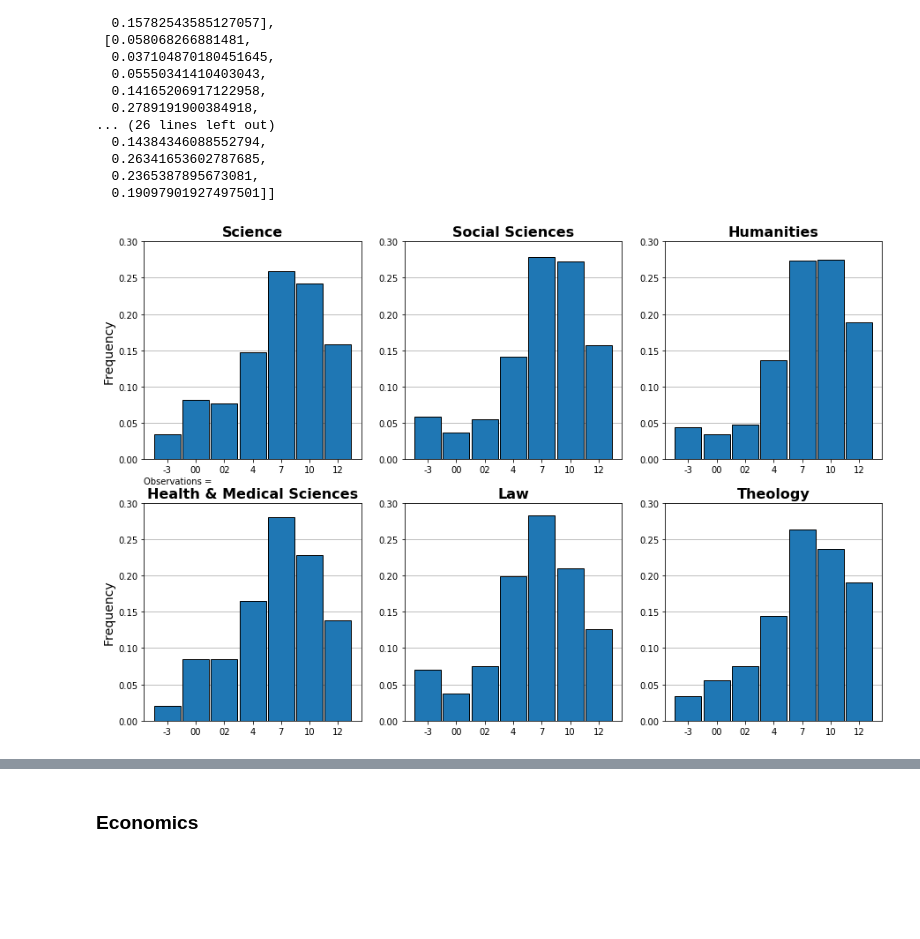
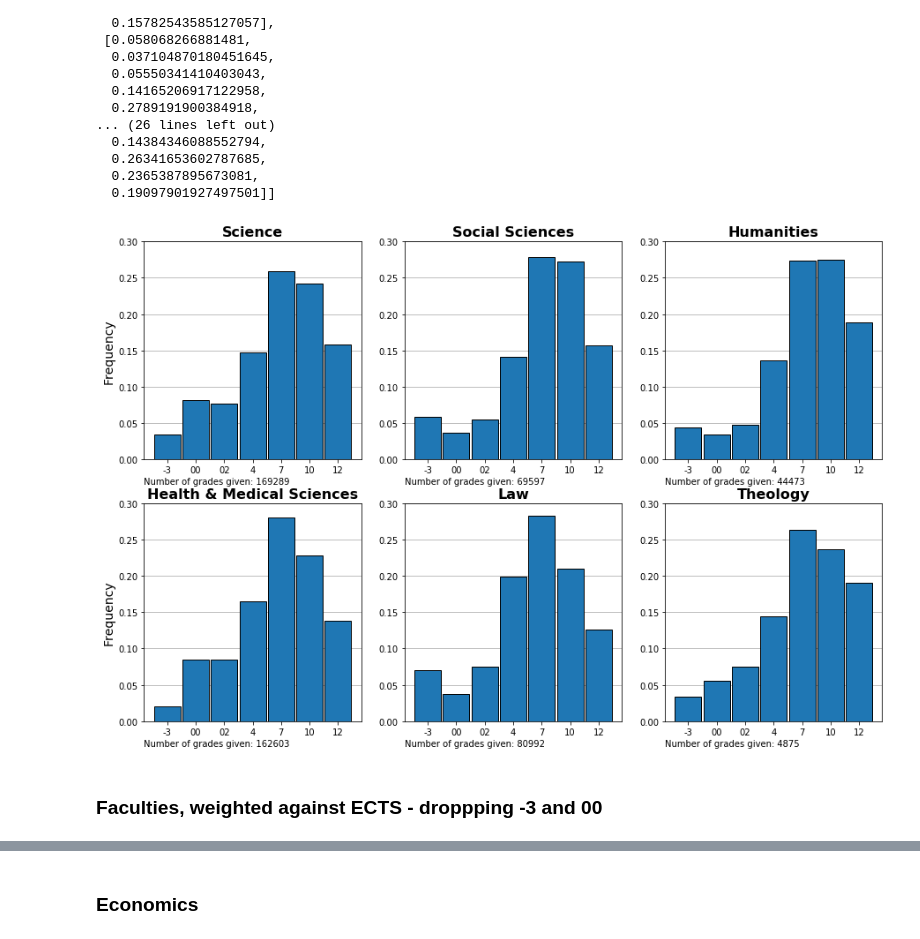
Before and after one commit to tnv875/Group18-NoTeeth, a Jupyter notebook: Exam project/Jens/Load final data set (ONLY DUPLICATE)-Copy1.ipynb, the cells around one changed output, grey strips where cells are left out. Cells and saved outputs as stored; diff of their text form; code cells hidden in the pictures; blank space fills up the shorter version.

```diff
--- a/Exam project/Jens/Load final data set (ONLY DUPLICATE)-Copy1.ipynb
+++ b/Exam project/Jens/Load final data set (ONLY DUPLICATE)-Copy1.ipynb
@@ -63,3 +63,11 @@ print(sum(df['Fakultet'] == 'Det Teologiske Fakultet'))
 2869
 1264
 373
+# %%
+#Number of grades given for each faculty.
+list_number_of_grades_faculties = []
+for i in tqdm_notebook(df['Fakultet'].unique()):
+    df_number_grades = df[df['Fakultet'] == i]
+    list_number_of_grades_faculties.append(int(sum(df_number_grades[[12, 10, 7, 4, 2, 0, -3]].sum(skipna = True))))
+
+list_number_of_grades_faculties
@@ -65,0 +77,8 @@ print(sum(df['Fakultet'] == 'Det Teologiske Fakultet'))
+# %%
+#Number of passing grades given for each faculty.
+list_no_fail_number_of_grades_faculties = []
+for i in tqdm_notebook(df['Fakultet'].unique()):
+    df_number_grades = df[df['Fakultet'] == i]
+    list_no_fail_number_of_grades_faculties.append(int(sum(df_number_grades[[12, 10, 7, 4, 2]].sum(skipna = True))))
+
+list_no_fail_number_of_grades_faculties
@@ -307,40 +334,47 @@ plt.title(Faculty_names[0], fontsize = 16, weight = 'bold')
 plt.ylim([0,0.30])
 plt.grid(axis ='y',zorder=0)
 plt.ylabel('Frequency',fontsize=14)
-plt.annotate('Observations =' , (0,0), (0, -20), xycoords='axes fraction', textcoords='offset points', va='top')
+plt.annotate('Number of grades given: '+ str(list_number_of_grades_faculties[0]), (0,0), (0, -20), xycoords='axes fraction', textcoords='offset points', va='top')
 plt.bar(x, y_ects_freq[0], width=0.93, edgecolor='black',zorder=3)
 
 plt.subplot(2, 3, 2)
 plt.title(Faculty_names[1], fontsize = 16, weight = 'bold')
 plt.ylim([0,0.30])
 plt.grid(axis ='y',zorder=0)
+plt.annotate('Number of grades given: '+ str(list_number_of_grades_faculties[1]), (0,0), (0, -20), xycoords='axes fraction', textcoords='offset points', va='top')
 plt.bar(x, y_ects_freq[1], width=0.93, edgecolor='black',zorder=3)
 
 plt.subplot(2, 3, 3)
 plt.title(Faculty_names[2], fontsize = 16, weight = 'bold')
 plt.ylim([0,0.30])
 plt.grid(axis ='y',zorder=0)
+plt.annotate('Number of grades given: '+ str(list_number_of_grades_faculties[2]), (0,0), (0, -20), xycoords='axes fraction', textcoords='offset points', va='top')
 plt.bar(x, y_ects_freq[2], width=0.93, edgecolor='black',zorder=3)
 
 plt.subplot(2, 3, 4)
 plt.title(Faculty_names[3], fontsize = 16, weight = 'bold')
 plt.ylim([0,0.30])
 plt.grid(axis ='y',zorder=0)
 plt.ylabel('Frequency',fontsize=14)
+plt.annotate('Number of grades given: '+ str(list_number_of_grades_faculties[3]), (0,0), (0, -20), xycoords='axes fraction', textcoords='offset points', va='top')
 plt.bar(x, y_ects_freq[3], width=0.93, edgecolor='black',zorder=3)
 
 plt.subplot(2, 3, 5)
 plt.title(Faculty_names[4], fontsize = 16, weight = 'bold')
 plt.ylim([0,0.30])
 plt.grid(axis ='y',zorder=0)
+plt.annotate('Number of grades given: '+ str(list_number_of_grades_faculties[4]), (0,0), (0, -20), xycoords='axes fraction', textcoords='offset points', va='top')
 plt.bar(x, y_ects_freq[4], width=0.93, edgecolor='black',zorder=3)
 
 plt.subplot(2, 3, 6)
 plt.title(Faculty_names[5], fontsize = 16, weight = 'bold')
 plt.ylim([0,0.30])
 plt.grid(axis ='y',zorder=0)
+plt.annotate('Number of grades given: '+ str(list_number_of_grades_faculties[5]), (0,0), (0, -20), xycoords='axes fraction', textcoords='offset points', va='top')
 plt.bar(x, y_ects_freq[5], width=0.93, edgecolor='black',zorder=3)
 
 f.savefig('histogram_gades_split_faculty_ECTS_weight.png')
 # %% [output]
-[figure, old version]
+[figure, new version]
+# %% [markdown]
+### Faculties,  weighted against ECTS - droppping -3 and 00
```
Also changed, not shown: parts of 24 cells of this notebook, 7 other files.
